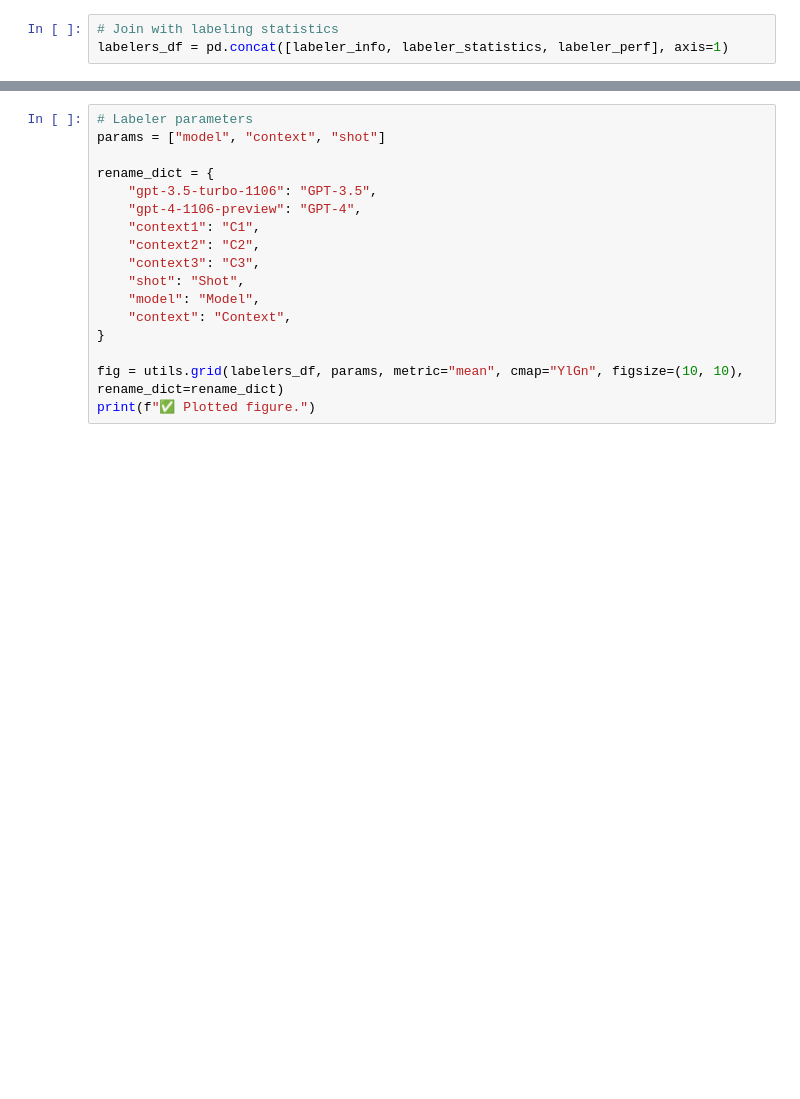
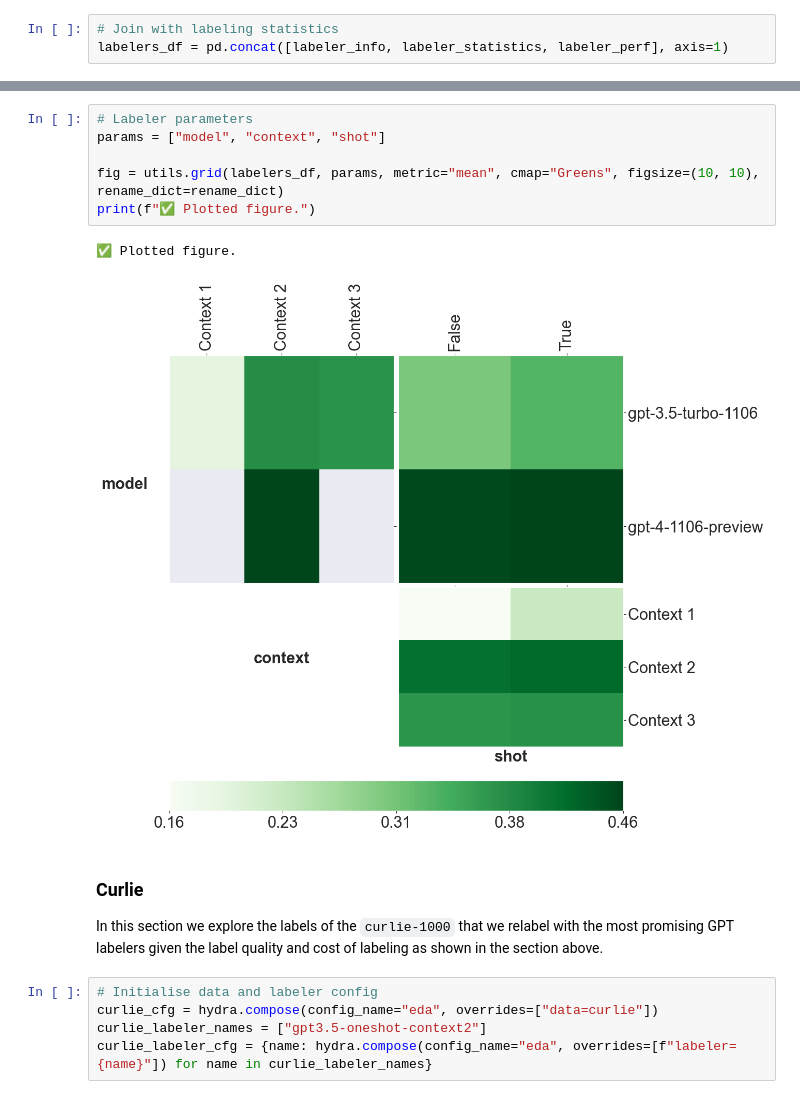
Before and after one commit to CS-433/ml-project-2-mlp, a Jupyter notebook: notebooks/eda.ipynb, the cells around one changed output, grey strips where cells are left out. Cells and saved outputs as stored; diff of their text form; blank space fills up the shorter version.

```diff
--- a/notebooks/eda.ipynb
+++ b/notebooks/eda.ipynb
@@ -529,17 +626,18 @@ print(f"✅ Plotted labeler as function of model, context and shot")
 # %%
 # Labeler parameters
 params = ["model", "context", "shot"]
 
-rename_dict = {
-    "gpt-3.5-turbo-1106": "GPT-3.5",
-    "gpt-4-1106-preview": "GPT-4",
-    "context1": "C1",
-    "context2": "C2",
-    "context3": "C3",
-    "shot": "Shot",
-    "model": "Model",
-    "context": "Context",
-}
-
-fig = utils.grid(labelers_df, params, metric="mean", cmap="YlGn", figsize=(10, 10), rename_dict=rename_dict)
+fig = utils.grid(labelers_df, params, metric="mean", cmap="Greens", figsize=(10, 10), rename_dict=rename_dict)
 print(f"✅ Plotted figure.")
+# %% [output]
+✅ Plotted figure.
+[figure, added]
+# %% [markdown]
+### Curlie
+
+In this section we explore the labels of the `curlie-1000` that we relabel with the most promising GPT labelers given the label quality and cost of labeling as shown in the section above.
+# %%
+# Initialise data and labeler config
+curlie_cfg = hydra.compose(config_name="eda", overrides=["data=curlie"])
+curlie_labeler_names = ["gpt3.5-oneshot-context2"]
+curlie_labeler_cfg = {name: hydra.compose(config_name="eda", overrides=[f"labeler={name}"]) for name in curlie_labeler_names}
```
Also changed, not shown: parts of 24 cells of this notebook.
